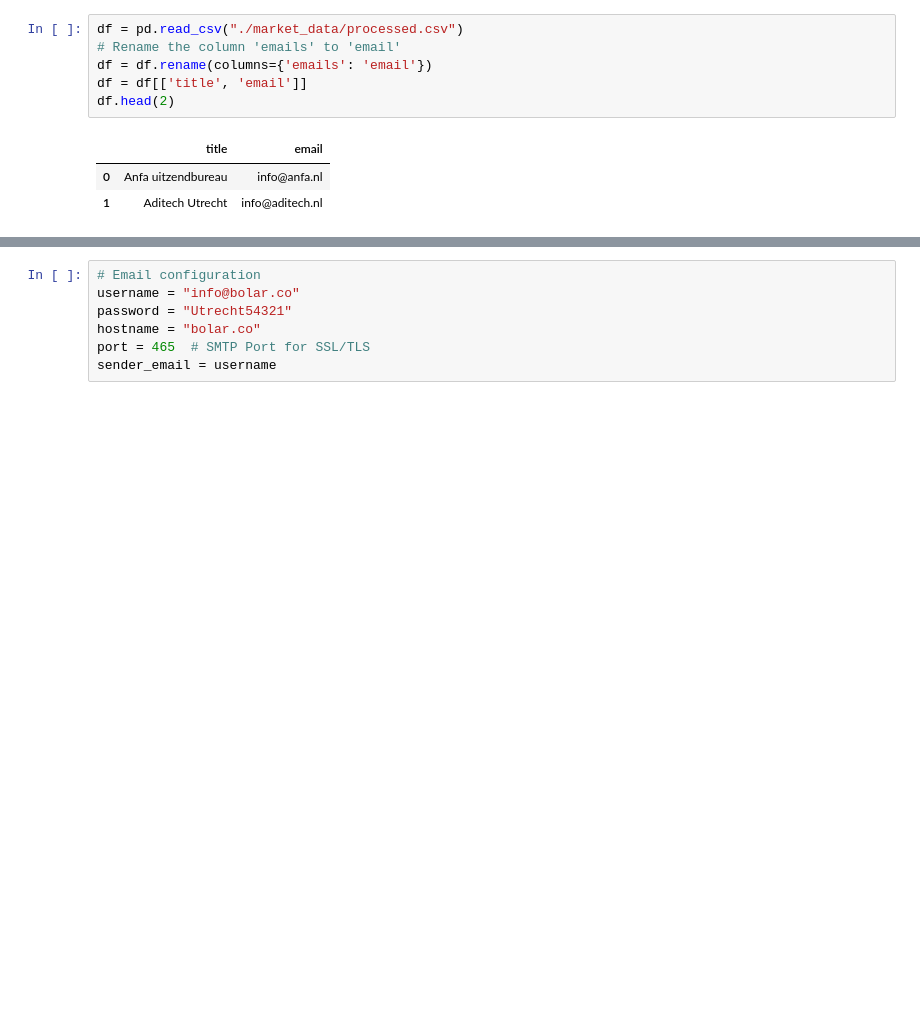
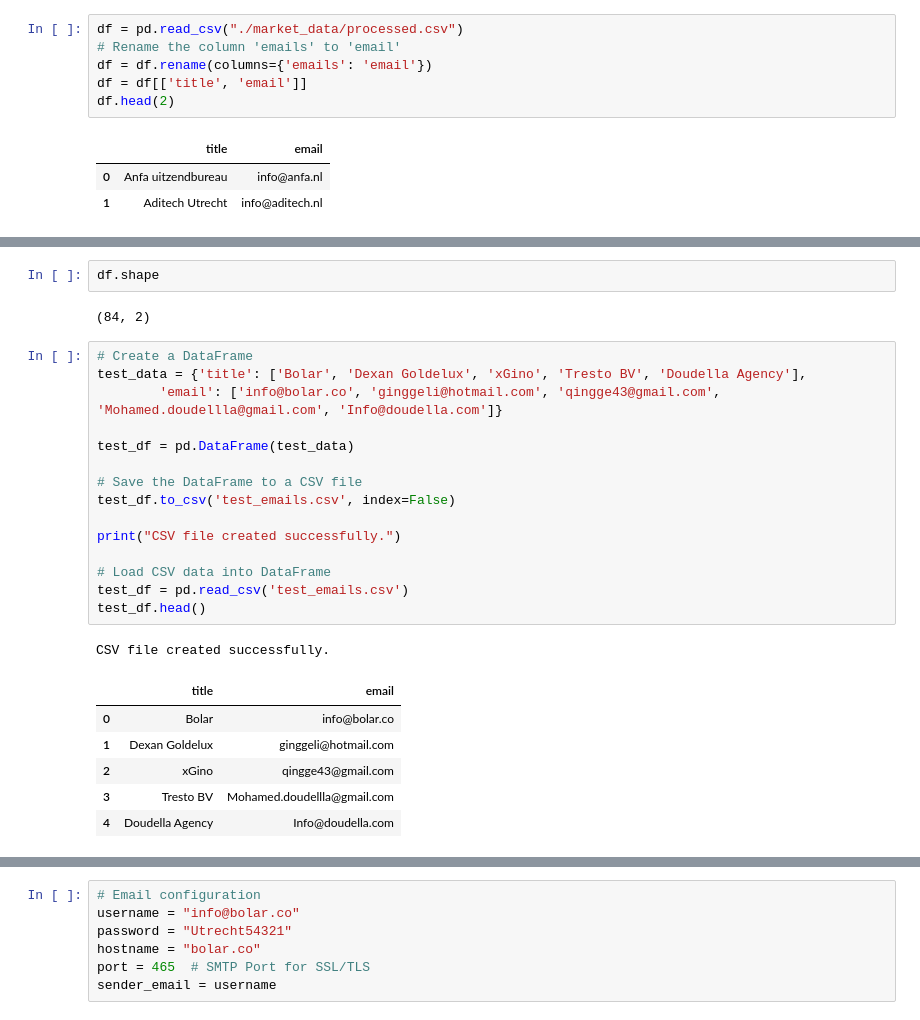
Before and after one commit to xgino/bolar, a Jupyter notebook: market_research/send_email.ipynb, the cells around one changed output, grey strips where cells are left out. Saved outputs shown, nothing was run; the diff lists cells and outputs as text; blank space fills up the shorter version.

```diff
--- a/market_research/send_email.ipynb
+++ b/market_research/send_email.ipynb
@@ -40,0 +60,27 @@ df.shape
+# %%
+df.shape
+# %% [output]
+(84, 2)
+# %%
+# Create a DataFrame
+test_data = {'title': ['Bolar', 'Dexan Goldelux', 'xGino', 'Tresto BV', 'Doudella Agency'],
+        'email': ['info@bolar.co', 'ginggeli@hotmail.com', 'qingge43@gmail.com', 'Mohamed.doudellla@gmail.com', 'Info@doudella.com']}
+
+test_df = pd.DataFrame(test_data)
+
+# Save the DataFrame to a CSV file
+test_df.to_csv('test_emails.csv', index=False)
+
+print("CSV file created successfully.")
+
+# Load CSV data into DataFrame
+test_df = pd.read_csv('test_emails.csv')
+test_df.head()
+# %% [output]
+CSV file created successfully.
+|  | title | email |
+| 0 | Bolar | info@bolar.co |
+| 1 | Dexan Goldelux | ginggeli@hotmail.com |
+| 2 | xGino | qingge43@gmail.com |
+| 3 | Tresto BV | Mohamed.doudellla@gmail.com |
+| 4 | Doudella Agency | Info@doudella.com |
```
Also changed, not shown: parts of 11 cells of this notebook.
